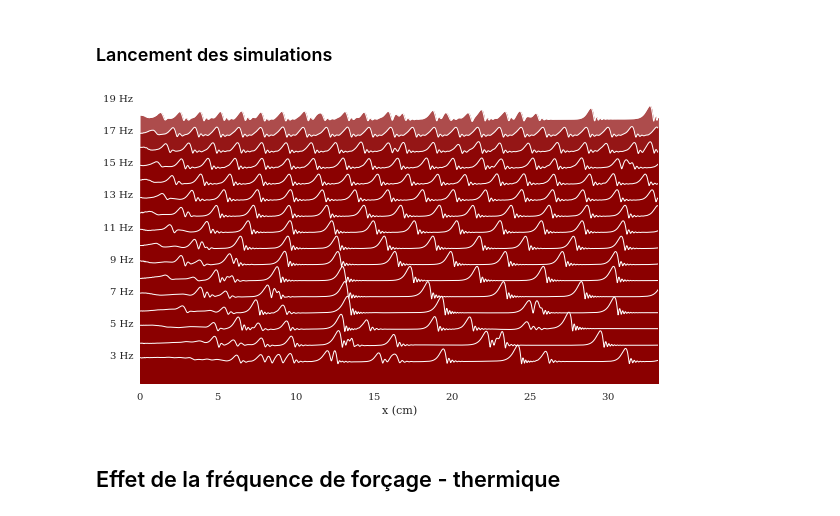
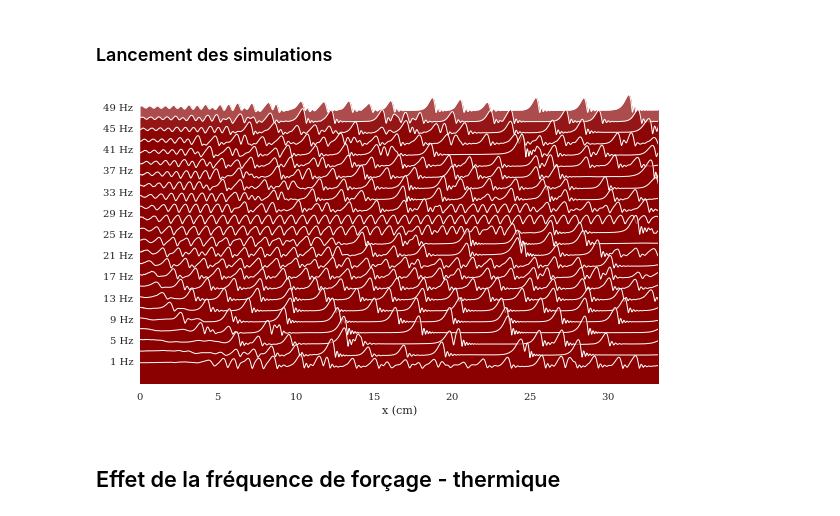
Before and after one commit to celliern/arc_2017, a Jupyter notebook: contenu_additionnel.ipynb, the cells around one changed output. Cells and saved outputs as stored; diff of their text form; code cells hidden in the pictures.

```diff
--- a/contenu_additionnel.ipynb
+++ b/contenu_additionnel.ipynb
@@ -502,23 +502,23 @@ with mp.Pool(8) as p:
 # %%
 full_h = []
-for freq in np.arange(3, 19):
+for freq in np.arange(1, 49, 2):
     persist = container.TreantContainer('data/forced_freq/%02d_Hz' % freq)
     full_h.append(persist.h[-1])
 full_h = np.vstack(full_h)
 # %%
 with pl.rc_context(rc={"axes.xmargin": 0,
                        "axes.ymargin": 0,
                        "text.fontsize": 18,
                        "axes.grid": False}):
     pl.figure(figsize=(33 / 4, 5))
     cascade_plot((persist.x / persist.l_factor * 100)[persist.x < 2000],
-                 full_h[:, persist.x < 2000], space_factor=.2, fill_color='darkred')
+                 full_h[:, persist.x < 2000], space_factor=.3, fill_color='darkred')
     pl.xlabel('x (cm)')
-    pl.yticks(np.linspace(3, 29, 9), [f"{freq} Hz" for freq in np.arange(3, 29, 2)])
+    pl.yticks(np.linspace(2.2, 25.8, 13), [f"{freq} Hz" for freq in np.arange(1, 50, 4)])
     pl.savefig('figures/01-frequency_effect.pdf')
     pl.show()
 # %% [output]
-[figure, old version]
+[figure, new version]
 # %% [markdown]
 ## Effet de la fréquence de forçage - thermique
 # %% [markdown]
```
Also changed, not shown: parts of 2 cells of this notebook, 3 other files.
